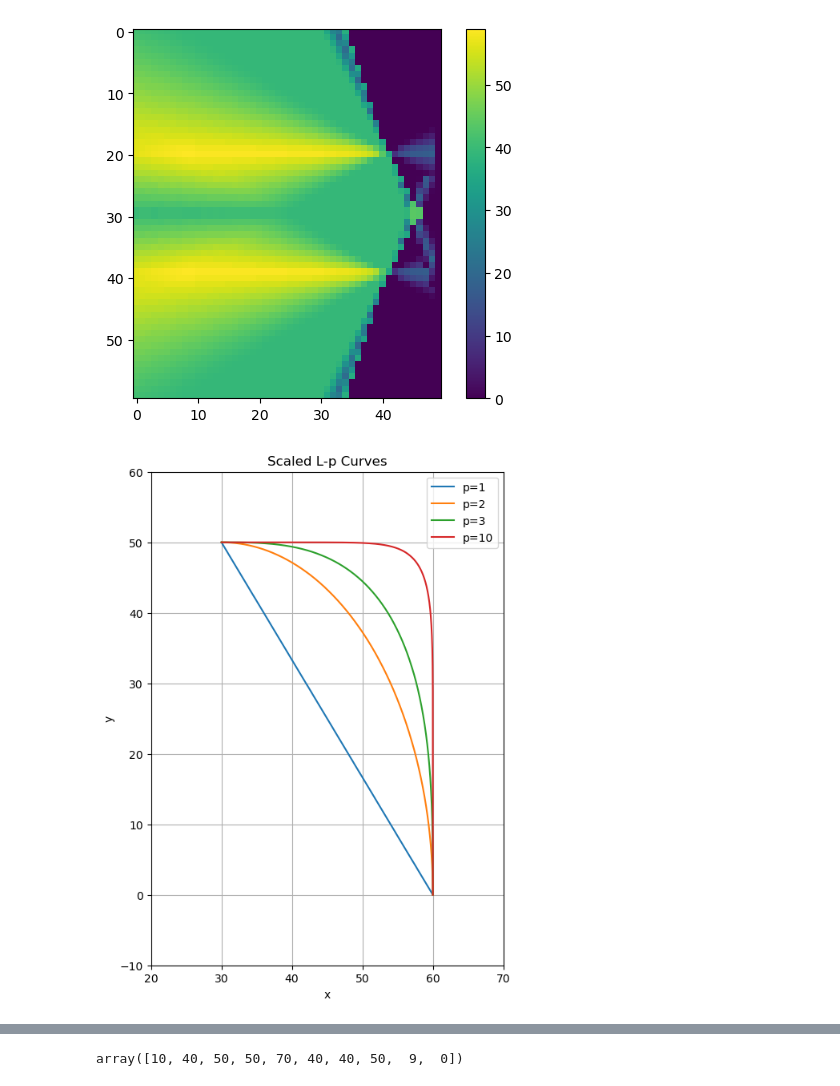
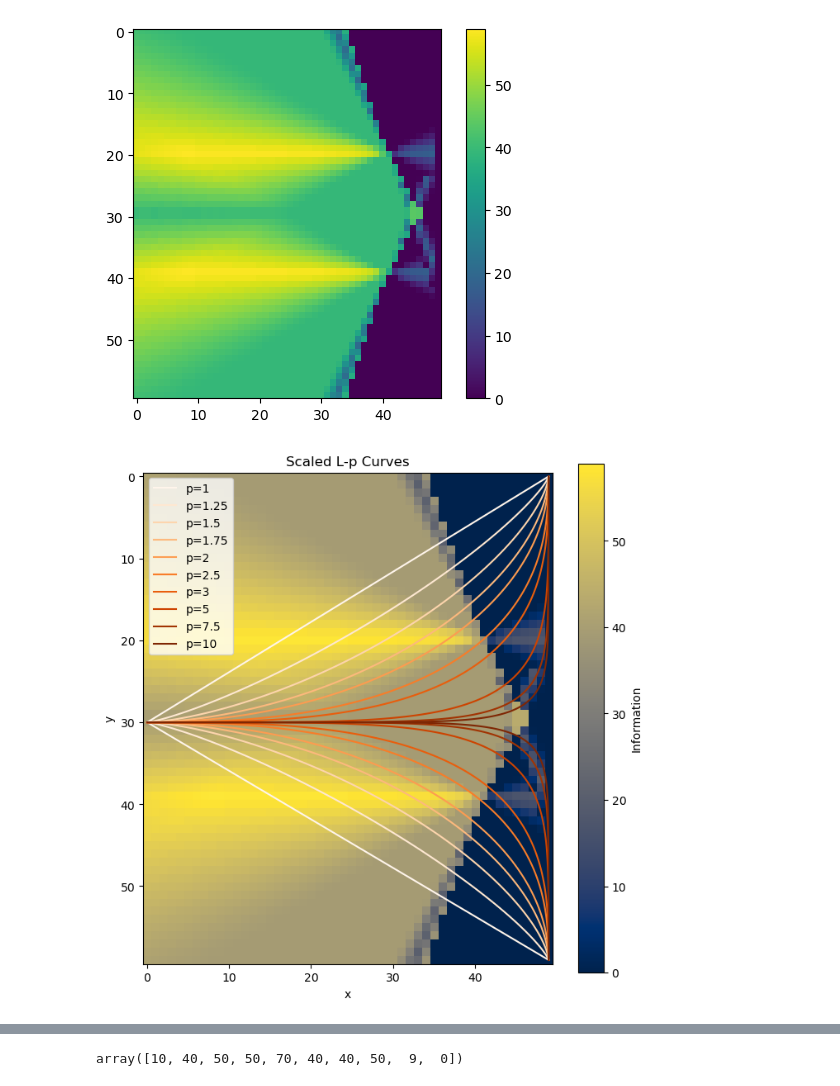
Before and after one commit to reecekeller/active_sensing, a Jupyter notebook: act_sense/analysis/heat_map.ipynb, the cells around one changed output, grey strips where cells are left out. Saved outputs shown, nothing was run; the diff lists cells and outputs as text; code cells hidden in the pictures.

```diff
--- a/act_sense/analysis/heat_map.ipynb
+++ b/act_sense/analysis/heat_map.ipynb
@@ -154,7 +154,7 @@ import numpy as np
 import matplotlib.pyplot as plt
 
 # Function to compute the L-p norm curve in the first quadrant
-def lp_curve_scaled(p, num_points=1000, start=(30, 0), end=(60, 50)):
+def lp_curve_scaled(p, num_points=100, start=(30, 0), end=(60, 50)):
     # Generate angles for the first quadrant (0 to pi/2)
     theta = np.linspace(0, np.pi / 2, num_points)
 
@@ -170,43 +170,53 @@ def lp_curve_scaled(p, num_points=1000, start=(30, 0), end=(60, 50)):
     norm_factor = (np.abs(x_lp) ** p + np.abs(y_lp) ** p) ** (1 / p)
     x_lp /= norm_factor
     y_lp /= norm_factor
 
     # Scale to the target size
-    start_x, start_y = start
-    end_x, end_y = end
+    start_x, start_y = start[0], end[1]
+    end_x, end_y = end[0], start[1]
 
     # Compute scaling factors
     scale_x = end_x - start_x
     scale_y = end_y - start_y
 
     # Scale the points
     x_scaled = x_lp * scale_x + start_x
     y_scaled = y_lp * scale_y + start_y
 
     return x_scaled, y_scaled
 
 # Plot Lp curves for different p with start at (30, 0) and end at (60, 50)
-def plot_lp_curves_scaled(p_values, start=(30, 0), end=(60, 50)):
+def plot_lp_curves_scaled(p_values, start=(30, 0), end1=(60, 50), end2 = (60, 50)):
+    data = {}
     plt.figure(figsize=(8, 8))
+    plt.imshow(info_map, cmap = 'cividis')
+    plt.colorbar().set_label('Information')
 
-    for p in p_values:
-        x_scaled, y_scaled = lp_curve_scaled(p, start=start, end=end)
-        plt.plot(x_scaled, y_scaled, label=f'p={p}')
+    colors = plt.cm.Oranges(np.linspace(0, 1, len(p_values)))  # You can choose other colormaps
+
+    for i, p in enumerate(p_values):
+        color = colors[i]
+        x_scaled1, y_scaled1 = lp_curve_scaled(p, start=start, end=end1)
+        x_scaled2, y_scaled2 = lp_curve_scaled(p, start=start, end=end2)
+
+        data[p]=np.array([x_scaled1, y_scaled2])
+
+        plt.plot(x_scaled1, y_scaled1, color=color, label=f'p={p}')
+        plt.plot(x_scaled2, y_scaled2, color=color)
+
 
     plt.gca().set_aspect('equal', adjustable='box')
     plt.title('Scaled L-p Curves')
     plt.xlabel('x')
     plt.ylabel('y')
-    plt.xlim(20, 70)  # Adjust x limits to give space for the curves
-    plt.ylim(-10, 60)  # Adjust y limits to include the full curve
+
     plt.legend()
-    plt.grid(True)
     plt.show()
-
+    return data
 # Parameters
-p_values = [1, 2, 3, 10]  # Different p values for L-p norms
+p_values = [1, 1.25, 1.5, 1.75, 2, 2.5, 3, 5, 7.5, 10]  # Different p values for L-p norms
 
 # Plot the L-p curves starting at (30, 0) and ending at (60, 50)
-plot_lp_curves_scaled(p_values, start=(30, 0), end=(60, 50))
+data = plot_lp_curves_scaled(p_values, start=(0, 30), end1=(49, 0), end2=(49, 59))
 # %% [output]
-[figure, old version]
+[figure, new version]
```
Also changed, not shown: parts of 4 cells of this notebook.
